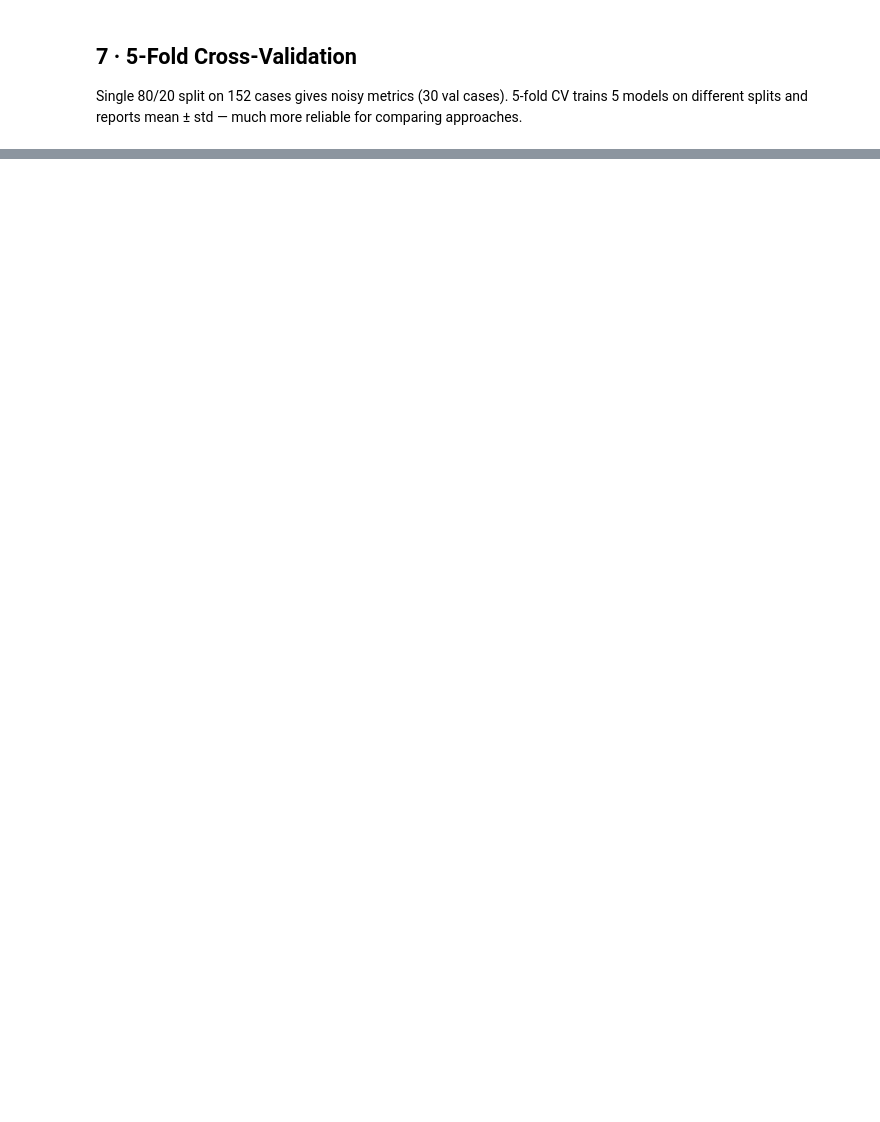
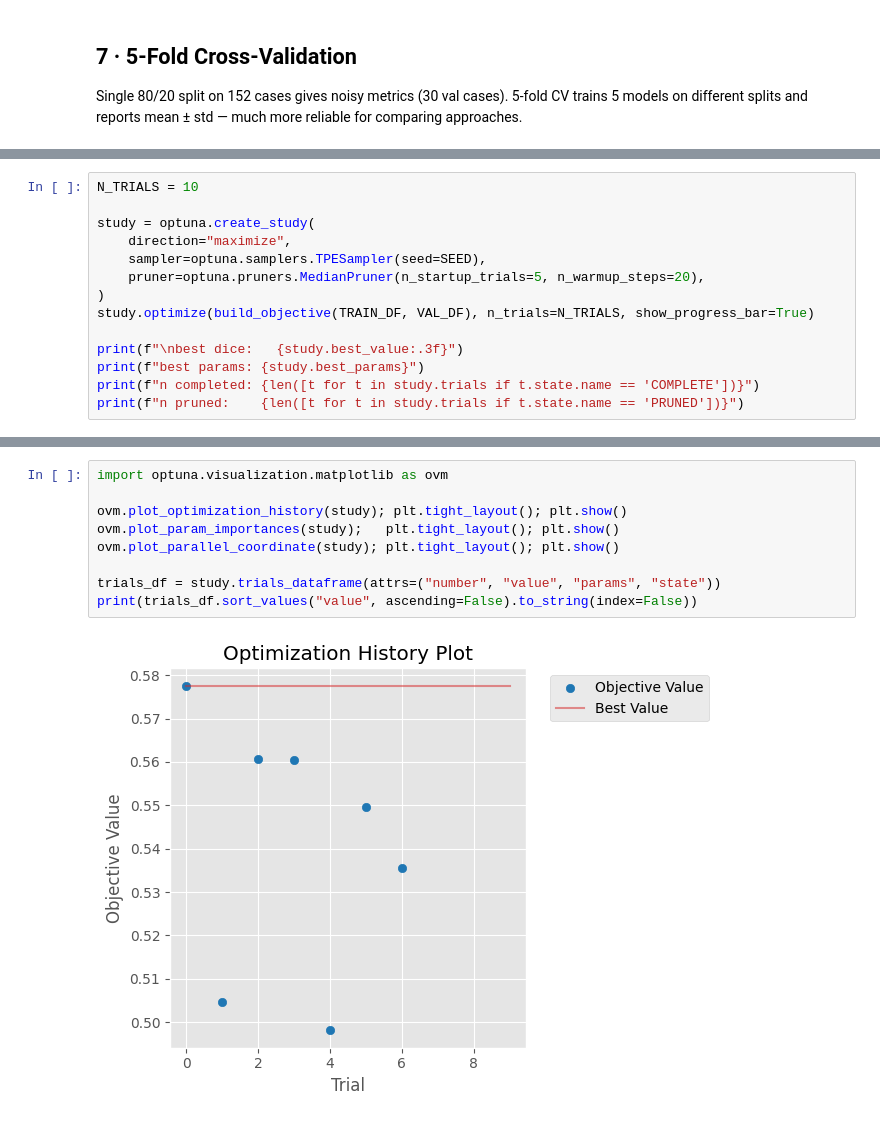
Before and after one commit to joaortizro/scoliosis, a Jupyter notebook: notebooks/sandbox/model_primer_v3.ipynb, the cells around one changed output, grey strips where cells are left out. Saved outputs shown, nothing was run; the diff lists cells and outputs as text; blank space fills up the shorter version.

```diff
--- a/notebooks/sandbox/model_primer_v3.ipynb
+++ b/notebooks/sandbox/model_primer_v3.ipynb
@@ -713,0 +823,14 @@ Fold 1/5  train=121  val=31
+# %%
+N_TRIALS = 10
+
+study = optuna.create_study(
+    direction="maximize",
+    sampler=optuna.samplers.TPESampler(seed=SEED),
+    pruner=optuna.pruners.MedianPruner(n_startup_trials=5, n_warmup_steps=20),
+)
+study.optimize(build_objective(TRAIN_DF, VAL_DF), n_trials=N_TRIALS, show_progress_bar=True)
+
+print(f"\nbest dice:   {study.best_value:.3f}")
+print(f"best params: {study.best_params}")
+print(f"n completed: {len([t for t in study.trials if t.state.name == 'COMPLETE'])}")
+print(f"n pruned:    {len([t for t in study.trials if t.state.name == 'PRUNED'])}")
@@ -713,0 +854,11 @@ Fold 1/5  train=121  val=31
+# %%
+import optuna.visualization.matplotlib as ovm
+
+ovm.plot_optimization_history(study); plt.tight_layout(); plt.show()
+ovm.plot_param_importances(study);   plt.tight_layout(); plt.show()
+ovm.plot_parallel_coordinate(study); plt.tight_layout(); plt.show()
+
+trials_df = study.trials_dataframe(attrs=("number", "value", "params", "state"))
+print(trials_df.sort_values("value", ascending=False).to_string(index=False))
+# %% [output]
+[figure, added]
```
Also changed, not shown: parts of 16 cells of this notebook, 7 other files.
